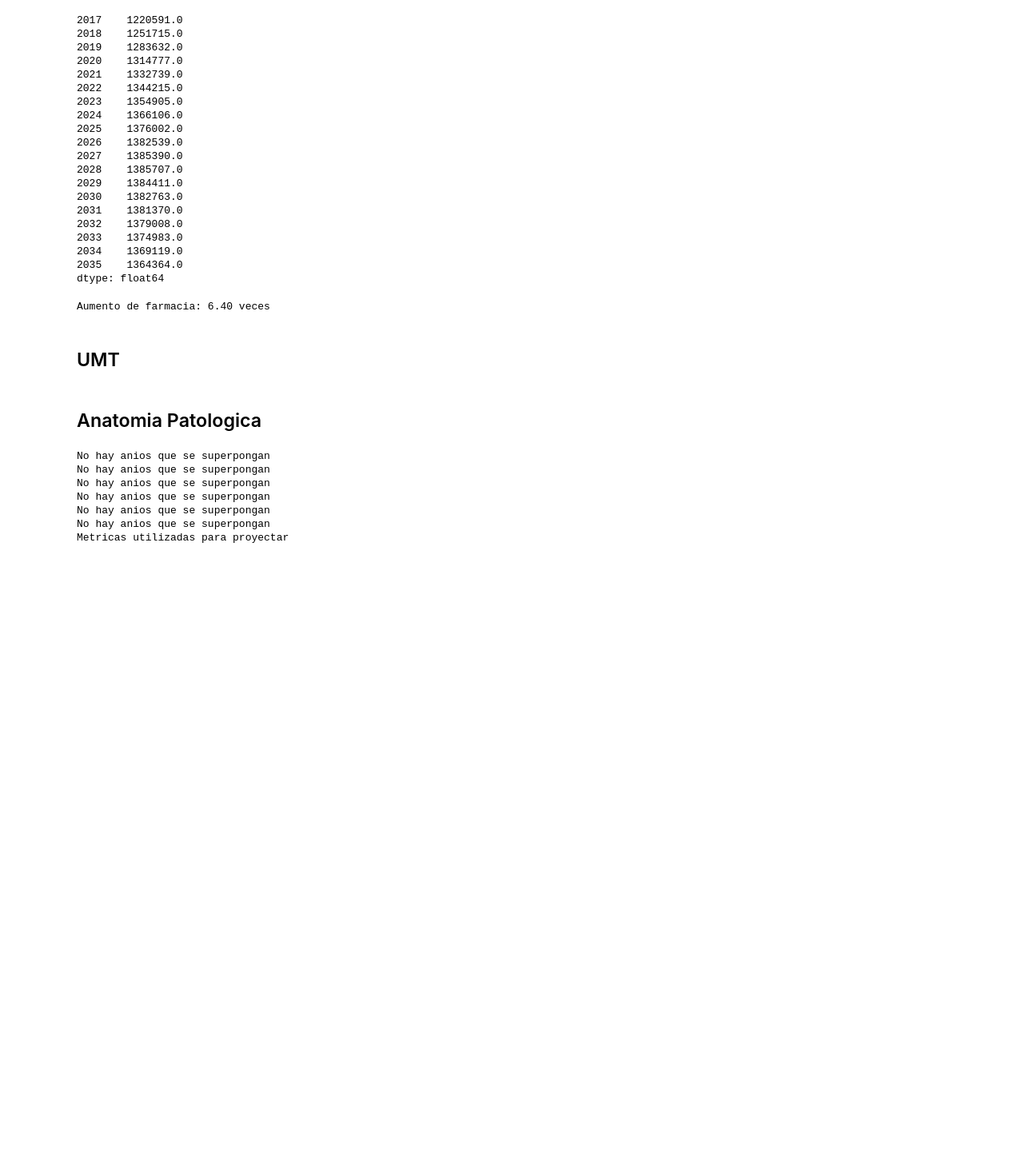
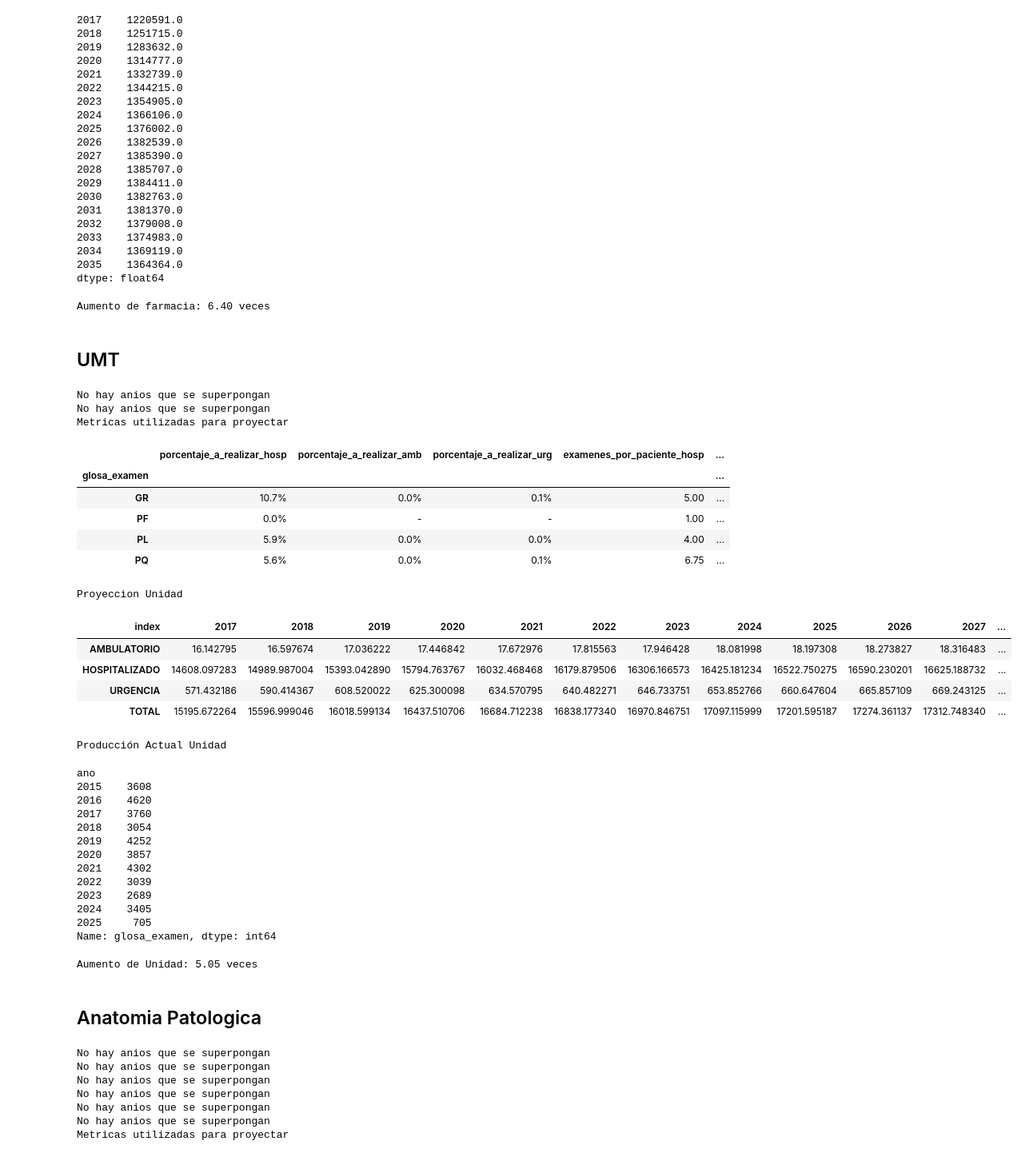
Before and after one commit to JavierRojas14/proyeccion-rdr, a Jupyter notebook: notebooks/6.0-jrb-support-units-percentajes.ipynb, the cells around one changed output. Shown: that part at 80% size. Cells and saved outputs as stored; diff of their text form; code cells hidden in the pictures; blank space fills up the shorter version.

Commit message:
Proyecta UMT

```diff
--- a/notebooks/6.0-jrb-support-units-percentajes.ipynb
+++ b/notebooks/6.0-jrb-support-units-percentajes.ipynb
@@ -335,6 +335,52 @@ print(f"Aumento de farmacia: {crecimiento_farmacia:.2f} veces")
 Aumento de farmacia: 6.40 veces
 # %% [markdown]
 ## UMT
+# %%
+resultados_umt = ua.estimar_unidad_completa(
+    df_unidad=df_umt,
+    df_unidad_hosp=df_umt_hosp,
+    df_unidad_amb=df_umt_amb,
+    df_unidad_urg=df_umt_urg,
+    df_grd=df_grd,
+    df_consultas=consultas_medicas,
+    df_urgencias=df_urgencias,
+    casos_hospitalizados_proyectados=casos_hospitalizados_proyectados,
+    casos_atencion_abierta_proyectados=casos_atencion_abierta,
+    casos_urgencia_proyectados=casos_urgencia,
+    anios_poblacion=ANIOS_POBLACION,
+    estimar_examenes_por_paciente_utilizando_glosa=True,
+)
+# %% [output]
+No hay anios que se superpongan
+No hay anios que se superpongan
+Metricas utilizadas para proyectar
+|  | porcentaje_a_realizar_hosp | porcentaje_a_realizar_amb | porcentaje_a_realizar_urg | examenes_por_paciente_hosp | ... |
+| glosa_examen |  |  |  |  | ... |
+| GR | 10.7% | 0.0% | 0.1% | 5.00 | ... |
+| PF | 0.0% | - | - | 1.00 | ... |
+| PL | 5.9% | 0.0% | 0.0% | 4.00 | ... |
+| PQ | 5.6% | 0.0% | 0.1% | 6.75 | ... |
+Proyeccion Unidad
+| index | 2017 | 2018 | 2019 | 2020 | 2021 | 2022 | 2023 | 2024 | 2025 | 2026 | 2027 | ... |
+| AMBULATORIO | 16.142795 | 16.597674 | 17.036222 | 17.446842 | 17.672976 | 17.815563 | 17.946428 | 18.081998 | 18.197308 | 18.273827 | 18.316483 | ... |
+| HOSPITALIZADO | 14608.097283 | 14989.987004 | 15393.042890 | 15794.763767 | 16032.468468 | 16179.879506 | 16306.166573 | 16425.181234 | 16522.750275 | 16590.230201 | 16625.188732 | ... |
+| URGENCIA | 571.432186 | 590.414367 | 608.520022 | 625.300098 | 634.570795 | 640.482271 | 646.733751 | 653.852766 | 660.647604 | 665.857109 | 669.243125 | ... |
+| TOTAL | 15195.672264 | 15596.999046 | 16018.599134 | 16437.510706 | 16684.712238 | 16838.177340 | 16970.846751 | 17097.115999 | 17201.595187 | 17274.361137 | 17312.748340 | ... |
+Producción Actual Unidad
+ano
+2015    3608
+2016    4620
+2017    3760
+2018    3054
+2019    4252
+2020    3857
+2021    4302
+2022    3039
+2023    2689
+2024    3405
+2025     705
+Name: glosa_examen, dtype: int64
+Aumento de Unidad: 5.05 veces
 # %% [markdown]
 ## Anatomia Patologica
 # %%
```
Also changed, not shown: parts of 1 cell of this notebook.
